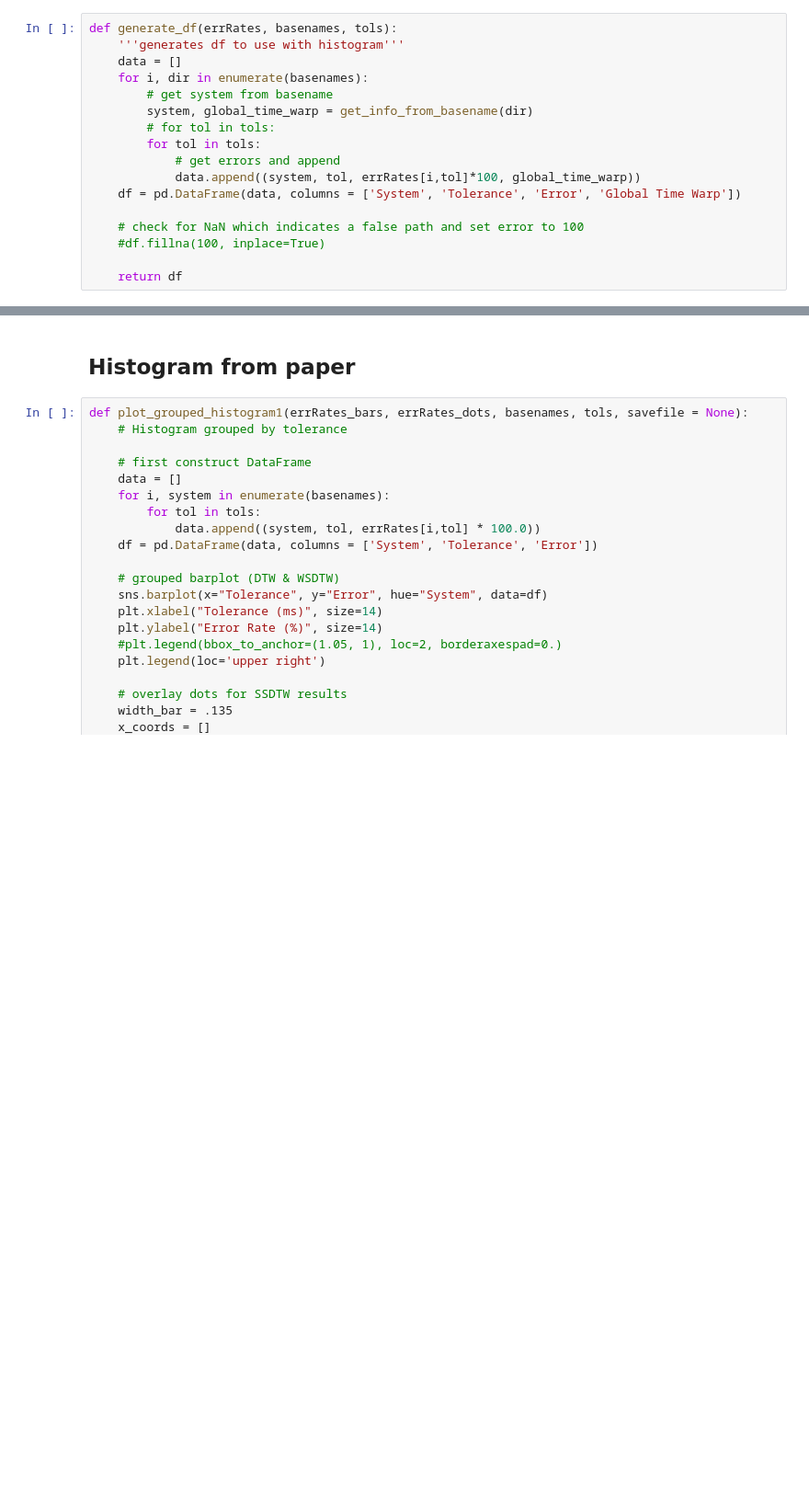
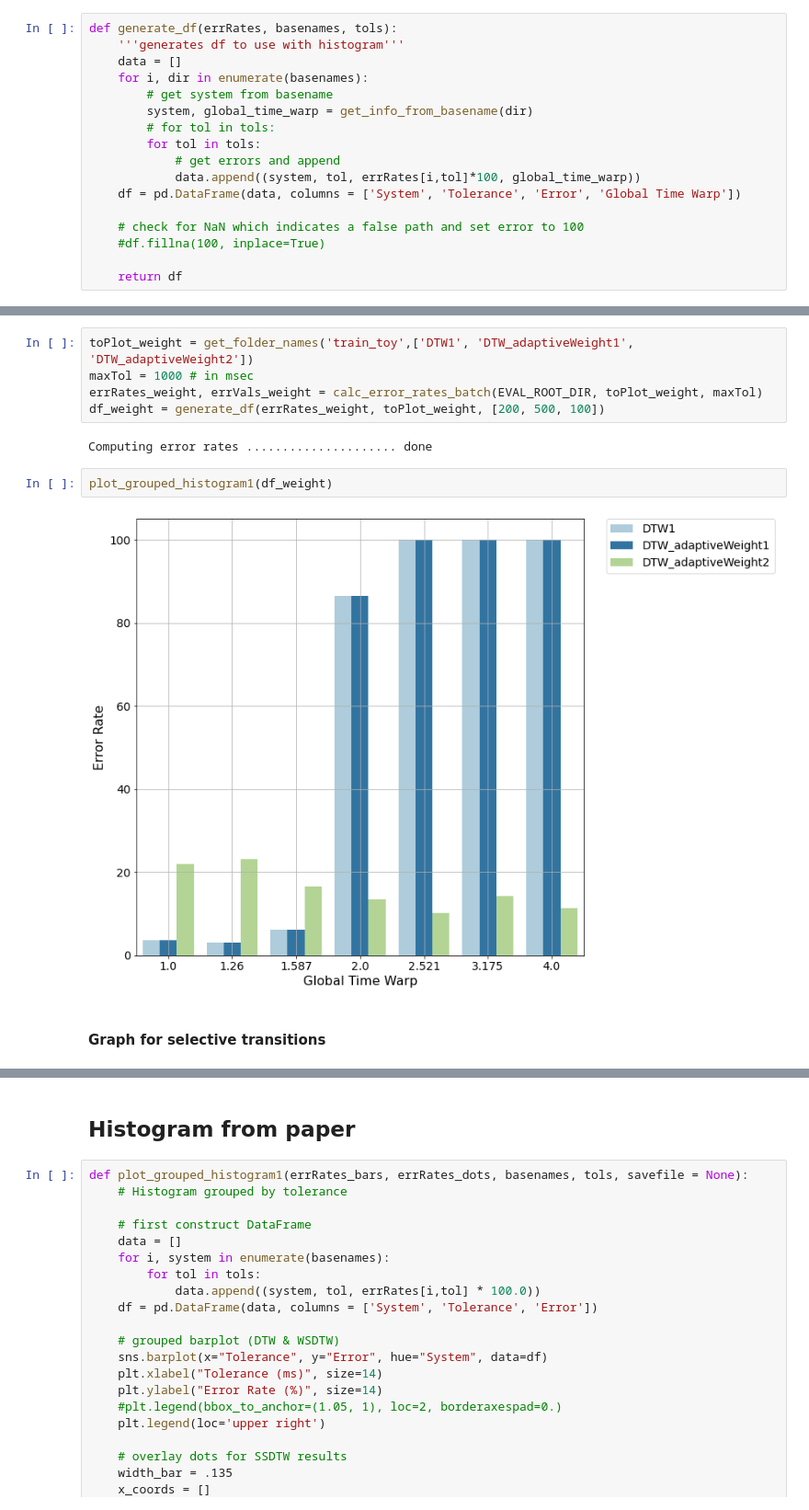
Before and after one commit to HMC-MIR/ExtremeTimeWarping, a Jupyter notebook: 03_Evaluate.ipynb, the cells around one changed output, grey strips where cells are left out. Shown at 92% size. Saved outputs shown, nothing was run; the diff lists cells and outputs as text; blank space fills up the shorter version.

```diff
--- a/03_Evaluate.ipynb
+++ b/03_Evaluate.ipynb
@@ -265,0 +308,13 @@ NameError: name 'df1' is not defined
+# %%
+toPlot_weight = get_folder_names('train_toy',['DTW1', 'DTW_adaptiveWeight1', 'DTW_adaptiveWeight2'])
+maxTol = 1000 # in msec
+errRates_weight, errVals_weight = calc_error_rates_batch(EVAL_ROOT_DIR, toPlot_weight, maxTol)
+df_weight = generate_df(errRates_weight, toPlot_weight, [200, 500, 100])
+# %% [output]
+Computing error rates ..................... done
+# %%
+plot_grouped_histogram1(df_weight)
+# %% [output]
+[figure, added]
+# %% [markdown]
+#### Graph for selective transitions
```
Also changed, not shown: parts of 19 cells of this notebook.
